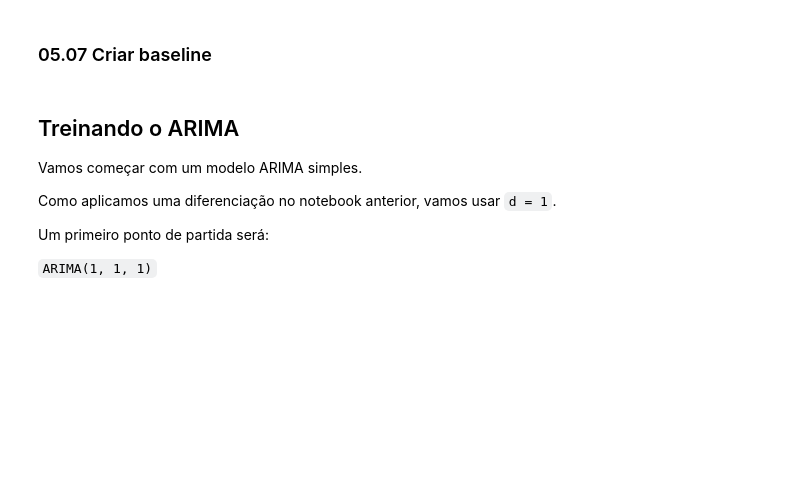
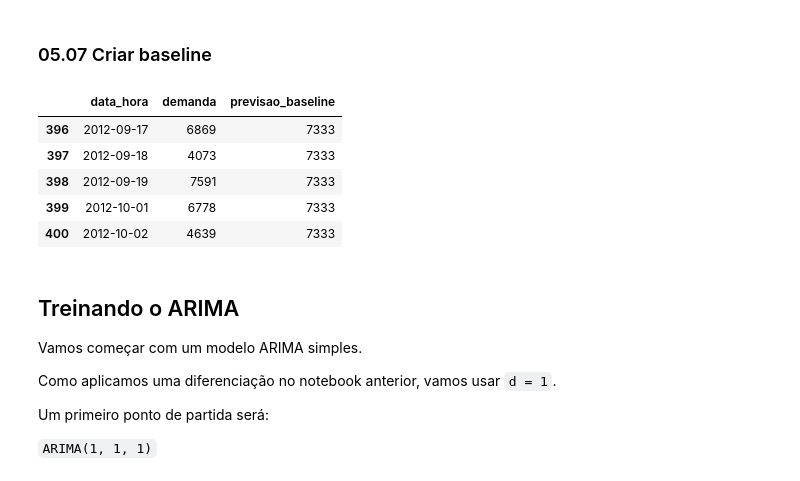
Before and after one commit to ariel-velardo/ALURA, a Jupyter notebook: series-temporais-bikes/notebooks/05_modelagem_arima.ipynb, the cells around one changed output. Saved outputs shown, nothing was run; the diff lists cells and outputs as text; code cells hidden in the pictures; blank space fills up the shorter version.

```diff
--- a/series-temporais-bikes/notebooks/05_modelagem_arima.ipynb
+++ b/series-temporais-bikes/notebooks/05_modelagem_arima.ipynb
@@ -180,6 +180,19 @@ Antes de avaliar o ARIMA, precisamos de uma comparação mínima.
 A baseline será uma regra simples: usar o último valor observado no treino como previsão para todo o período de teste.
 # %% [markdown]
 ### 05.07 Criar baseline
+# %%
+ultimo_valor_treino = treino["demanda"].iloc[-1]
+
+teste["previsao_baseline"] = ultimo_valor_treino
+
+teste[['data_hora','demanda','previsao_baseline']].head()
+# %% [output]
+|  | data_hora | demanda | previsao_baseline |
+| 396 | 2012-09-17 | 6869 | 7333 |
+| 397 | 2012-09-18 | 4073 | 7333 |
+| 398 | 2012-09-19 | 7591 | 7333 |
+| 399 | 2012-10-01 | 6778 | 7333 |
+| 400 | 2012-10-02 | 4639 | 7333 |
 # %% [markdown]
 ## Treinando o ARIMA
 
```
Also changed, not shown: parts of 2 cells of this notebook.
